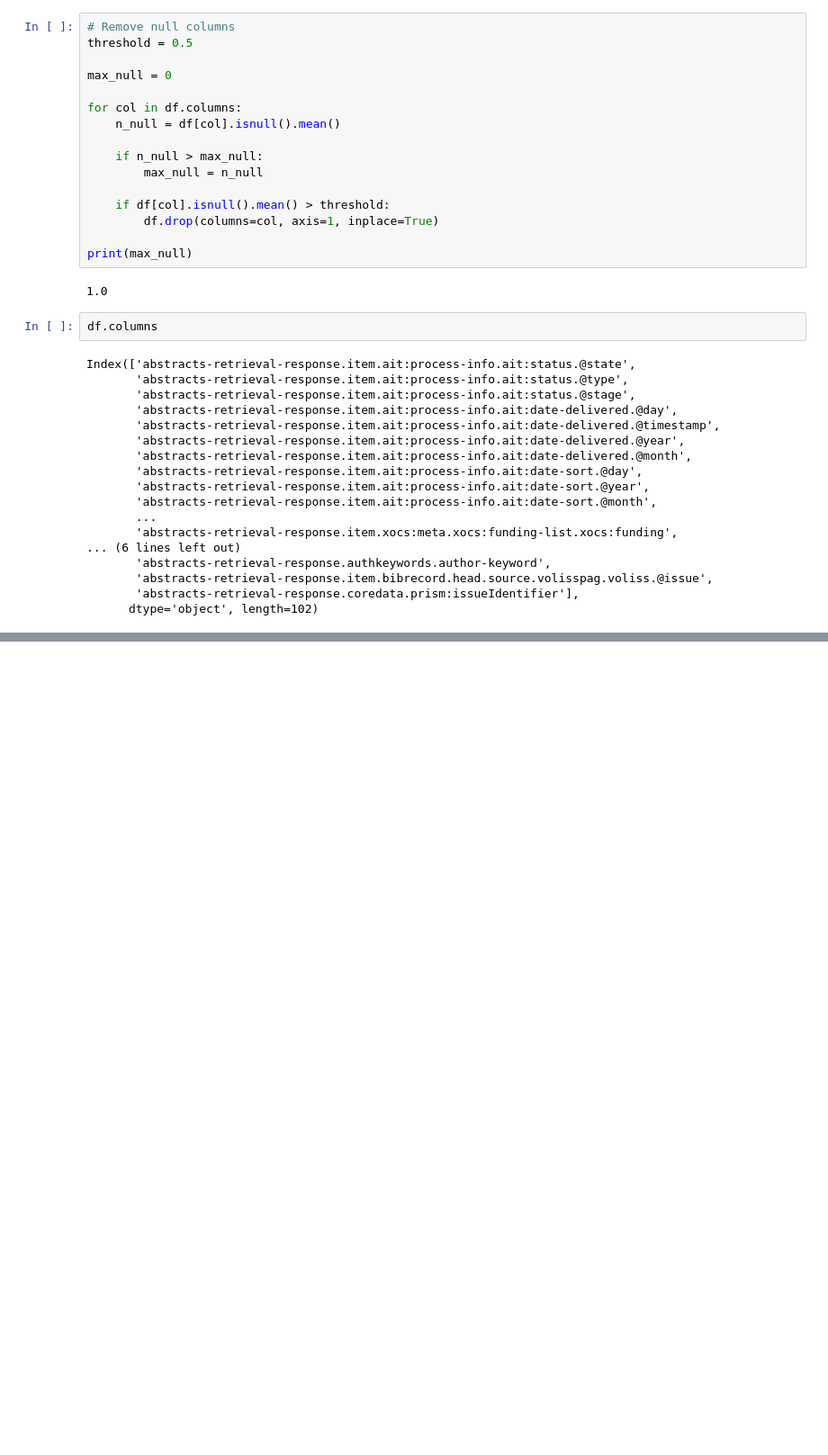
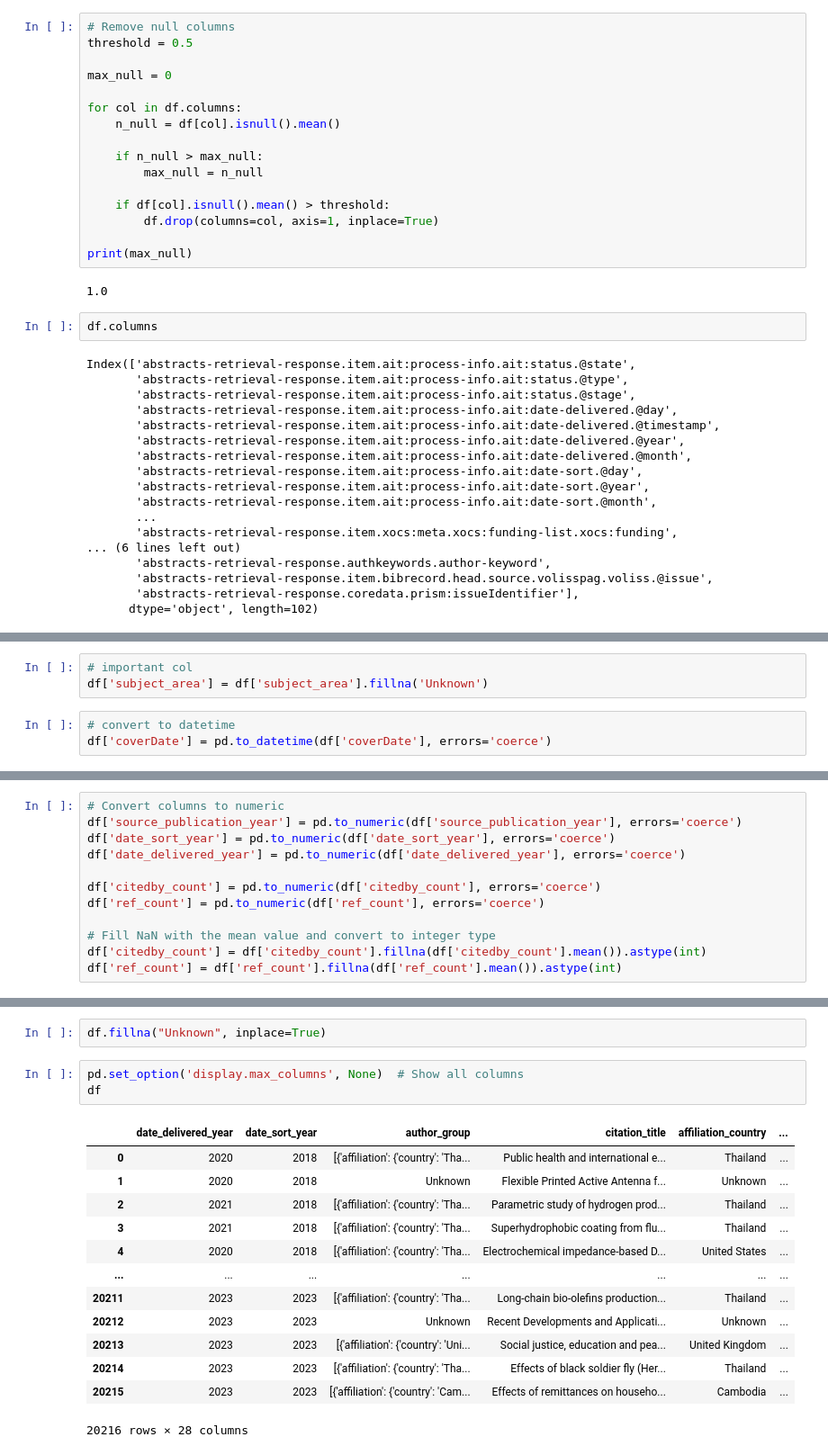
Before and after one commit to Star2578/dsde-proj, a Jupyter notebook: clean.ipynb, the cells around one changed output, grey strips where cells are left out. Shown at 90% size. Drawn from its saved outputs; the diff is of its cells as text; blank space fills up the shorter version.

Commit message:
clean #4 remove unnecessary & fillna with Unknown

```diff
--- a/clean.ipynb
+++ b/clean.ipynb
@@ -313 +309,7 @@ memory usage: 5.4+ MB
+# %%
+# important col
+df['subject_area'] = df['subject_area'].fillna('Unknown')
+# %%
+# convert to datetime
+df['coverDate'] = pd.to_datetime(df['coverDate'], errors='coerce')
 # %%
@@ -348,0 +335,12 @@ Name: count, dtype: int64
+# %%
+# Convert columns to numeric
+df['source_publication_year'] = pd.to_numeric(df['source_publication_year'], errors='coerce')
+df['date_sort_year'] = pd.to_numeric(df['date_sort_year'], errors='coerce')
+df['date_delivered_year'] = pd.to_numeric(df['date_delivered_year'], errors='coerce')
+
+df['citedby_count'] = pd.to_numeric(df['citedby_count'], errors='coerce')
+df['ref_count'] = pd.to_numeric(df['ref_count'], errors='coerce')
+
+# Fill NaN with the mean value and convert to integer type
+df['citedby_count'] = df['citedby_count'].fillna(df['citedby_count'].mean()).astype(int)
+df['ref_count'] = df['ref_count'].fillna(df['ref_count'].mean()).astype(int)
@@ -348,0 +367,19 @@ Name: count, dtype: int64
+# %%
+df.fillna("Unknown", inplace=True)
+# %%
+pd.set_option('display.max_columns', None)  # Show all columns
+df
+# %% [output]
+|  | date_delivered_year | date_sort_year | author_group | citation_title | affiliation_country | ... |
+| 0 | 2020 | 2018 | [{'affiliation': {'country': 'Tha... | Public health and international e... | Thailand | ... |
+| 1 | 2020 | 2018 | Unknown | Flexible Printed Active Antenna f... | Unknown | ... |
+| 2 | 2021 | 2018 | [{'affiliation': {'country': 'Tha... | Parametric study of hydrogen prod... | Thailand | ... |
+| 3 | 2021 | 2018 | [{'affiliation': {'country': 'Tha... | Superhydrophobic coating from flu... | Thailand | ... |
+| 4 | 2020 | 2018 | [{'affiliation': {'country': 'Tha... | Electrochemical impedance-based D... | United States | ... |
+| ... | ... | ... | ... | ... | ... | ... |
+| 20211 | 2023 | 2023 | [{'affiliation': {'country': 'Tha... | Long-chain bio-olefins production... | Thailand | ... |
+| 20212 | 2023 | 2023 | Unknown | Recent Developments and Applicati... | Unknown | ... |
+| 20213 | 2023 | 2023 | [{'affiliation': {'country': 'Uni... | Social justice, education and pea... | United Kingdom | ... |
+| 20214 | 2023 | 2023 | [{'affiliation': {'country': 'Tha... | Effects of black soldier fly (Her... | Thailand | ... |
+| 20215 | 2023 | 2023 | [{'affiliation': {'country': 'Cam... | Effects of remittances on househo... | Cambodia | ... |
+20216 rows × 28 columns
```
Also changed, not shown: parts of 12 cells of this notebook.
